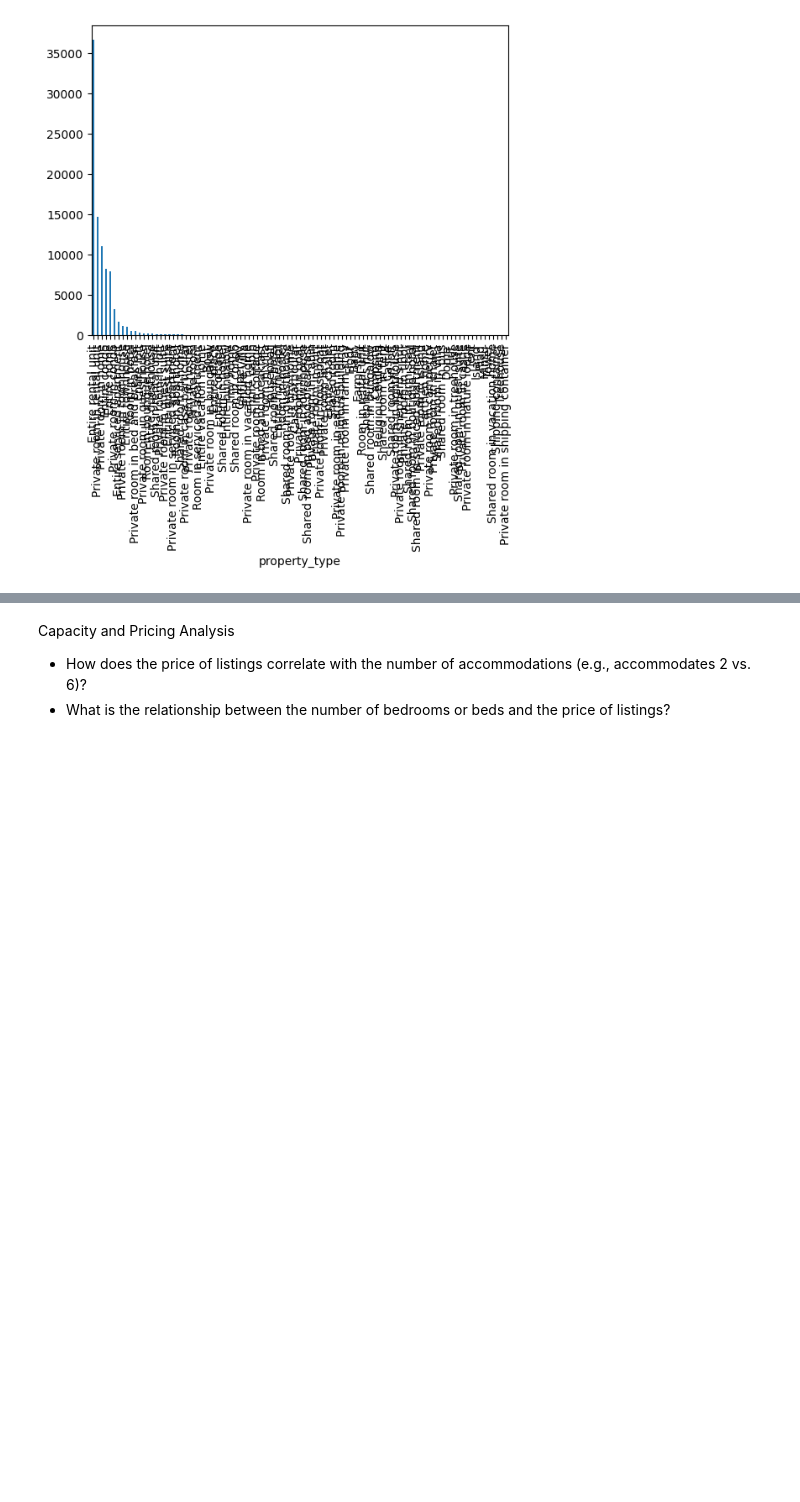
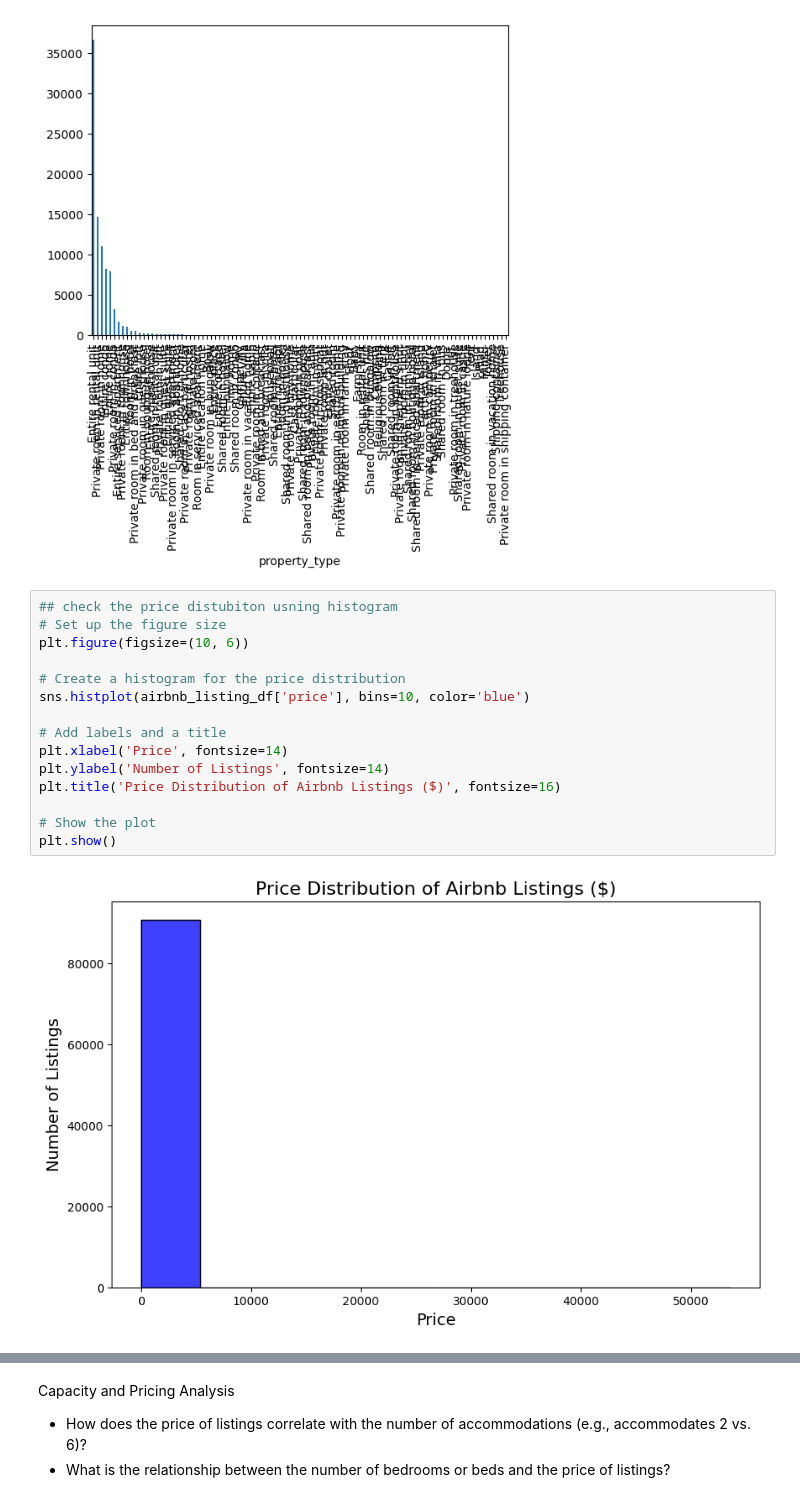
Before and after one commit to SammyGIS/airbnb-spatial-analysis, a Jupyter notebook: airbnb-spatial-analysis.ipynb, the cells around one changed output, grey strips where cells are left out. Cells and saved outputs as stored; diff of their text form; blank space fills up the shorter version.

```diff
--- a/airbnb-spatial-analysis.ipynb
+++ b/airbnb-spatial-analysis.ipynb
@@ -313,3 +592,20 @@ airbnb_list['property_type'].value_counts().plot(kind="bar")
 # %% [output]
 <Axes: xlabel='property_type'>
 [figure]
+# %%
+## check the price distubiton usning histogram
+# Set up the figure size
+plt.figure(figsize=(10, 6))
+
+# Create a histogram for the price distribution
+sns.histplot(airbnb_listing_df['price'], bins=10, color='blue')
+
+# Add labels and a title
+plt.xlabel('Price', fontsize=14)
+plt.ylabel('Number of Listings', fontsize=14)
+plt.title('Price Distribution of Airbnb Listings ($)', fontsize=16)
+
+# Show the plot
+plt.show()
+# %% [output]
+[figure, added]
```
Also changed, not shown: parts of 63 cells of this notebook, 2 other files.
